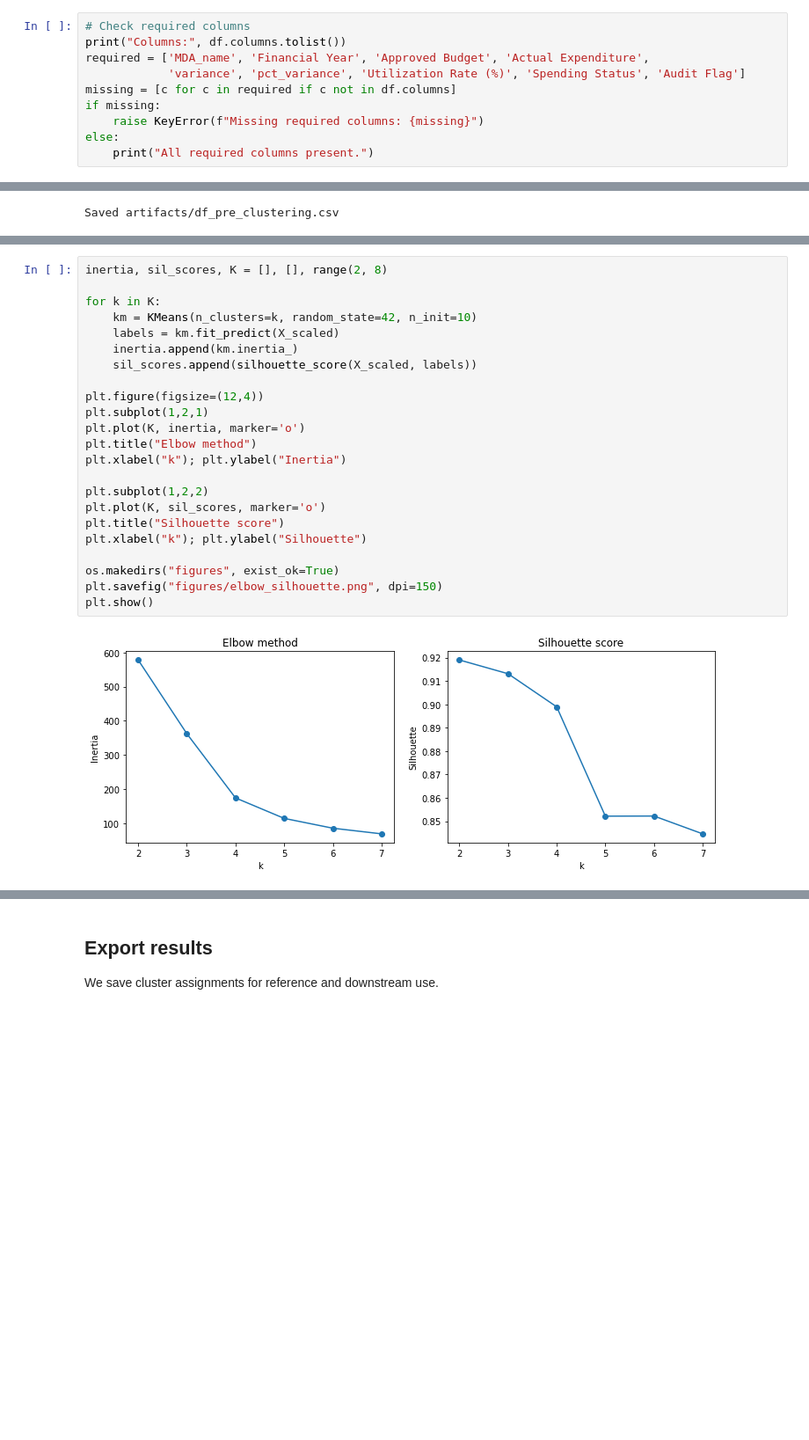
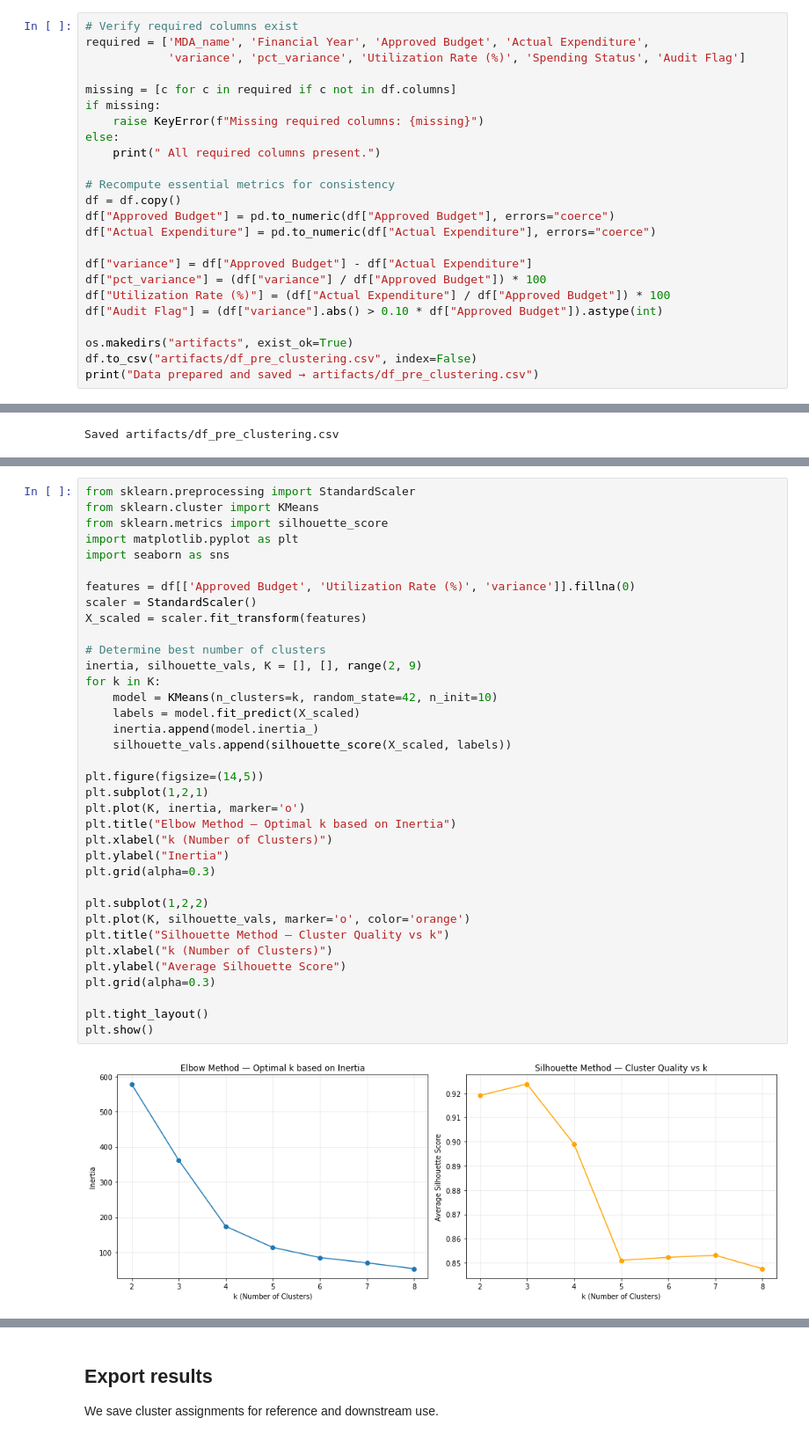
Before and after one commit to Sydney-Were/Analysis-of-National-Government-Ministries-Departments-and-Agencies-Budget-Data, a Jupyter notebook: Analysis.ipynb, the cells around one changed output, grey strips where cells are left out. Shown at 88% size. Drawn from its saved outputs; the diff is of its cells as text; blank space fills up the shorter version.

Commit message:
Refactor clustering analysis with dynamic KMeans and enhanced profiling

```diff
--- a/Analysis.ipynb
+++ b/Analysis.ipynb
@@ -670,13 +671,27 @@ Clustering section scaffold added.
 
 Confirm that all required columns exist in the dataframe.
 # %%
-# Check required columns
-print("Columns:", df.columns.tolist())
+# Verify required columns exist
 required = ['MDA_name', 'Financial Year', 'Approved Budget', 'Actual Expenditure',
             'variance', 'pct_variance', 'Utilization Rate (%)', 'Spending Status', 'Audit Flag']
+
 missing = [c for c in required if c not in df.columns]
 if missing:
     raise KeyError(f"Missing required columns: {missing}")
 else:
-    print("All required columns present.")
+    print(" All required columns present.")
+
+# Recompute essential metrics for consistency
+df = df.copy()
+df["Approved Budget"] = pd.to_numeric(df["Approved Budget"], errors="coerce")
+df["Actual Expenditure"] = pd.to_numeric(df["Actual Expenditure"], errors="coerce")
+
+df["variance"] = df["Approved Budget"] - df["Actual Expenditure"]
+df["pct_variance"] = (df["variance"] / df["Approved Budget"]) * 100
+df["Utilization Rate (%)"] = (df["Actual Expenditure"] / df["Approved Budget"]) * 100
+df["Audit Flag"] = (df["variance"].abs() > 0.10 * df["Approved Budget"]).astype(int)
+
+os.makedirs("artifacts", exist_ok=True)
+df.to_csv("artifacts/df_pre_clustering.csv", index=False)
+print("Data prepared and saved → artifacts/df_pre_clustering.csv")
 # %% [output]
@@ -736,25 +728,38 @@ We use Elbow (inertia) and Silhouette methods to select an appropriate value of
 # %%
-inertia, sil_scores, K = [], [], range(2, 8)
+from sklearn.preprocessing import StandardScaler
+from sklearn.cluster import KMeans
+from sklearn.metrics import silhouette_score
+import matplotlib.pyplot as plt
+import seaborn as sns
 
+features = df[['Approved Budget', 'Utilization Rate (%)', 'variance']].fillna(0)
+scaler = StandardScaler()
+X_scaled = scaler.fit_transform(features)
+
+# Determine best number of clusters
+inertia, silhouette_vals, K = [], [], range(2, 9)
 for k in K:
-    km = KMeans(n_clusters=k, random_state=42, n_init=10)
-    labels = km.fit_predict(X_scaled)
-    inertia.append(km.inertia_)
-    sil_scores.append(silhouette_score(X_scaled, labels))
+    model = KMeans(n_clusters=k, random_state=42, n_init=10)
+    labels = model.fit_predict(X_scaled)
+    inertia.append(model.inertia_)
+    silhouette_vals.append(silhouette_score(X_scaled, labels))
 
-plt.figure(figsize=(12,4))
+plt.figure(figsize=(14,5))
 plt.subplot(1,2,1)
 plt.plot(K, inertia, marker='o')
-plt.title("Elbow method")
-plt.xlabel("k"); plt.ylabel("Inertia")
+plt.title("Elbow Method — Optimal k based on Inertia")
+plt.xlabel("k (Number of Clusters)")
+plt.ylabel("Inertia")
+plt.grid(alpha=0.3)
 
 plt.subplot(1,2,2)
-plt.plot(K, sil_scores, marker='o')
-plt.title("Silhouette score")
-plt.xlabel("k"); plt.ylabel("Silhouette")
+plt.plot(K, silhouette_vals, marker='o', color='orange')
+plt.title("Silhouette Method — Cluster Quality vs k")
+plt.xlabel("k (Number of Clusters)")
+plt.ylabel("Average Silhouette Score")
+plt.grid(alpha=0.3)
 
-os.makedirs("figures", exist_ok=True)
-plt.savefig("figures/elbow_silhouette.png", dpi=150)
+plt.tight_layout()
 plt.show()
 # %% [output]
-[figure, old version]
+[figure, new version]
```
Also changed, not shown: parts of 30 cells of this notebook.
